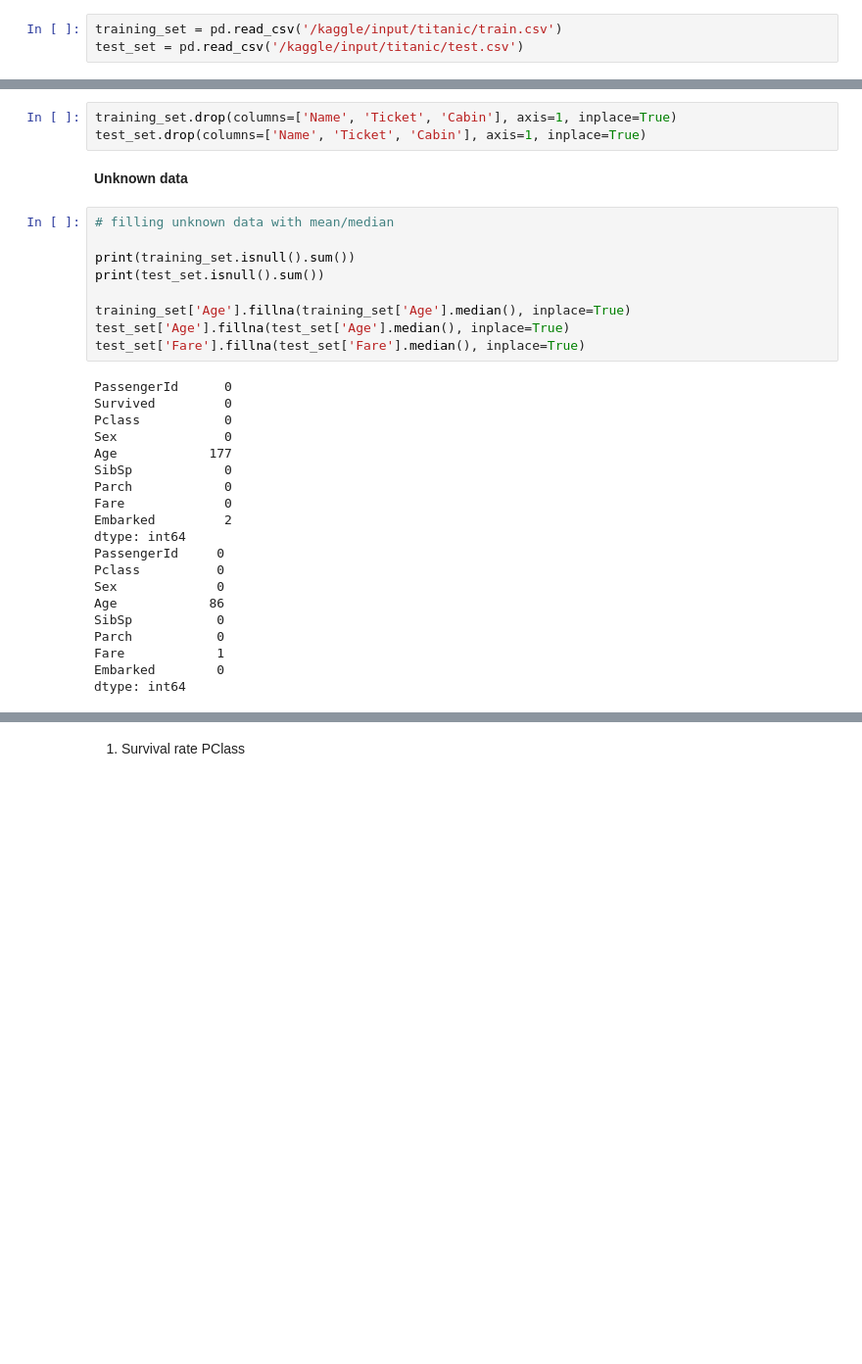
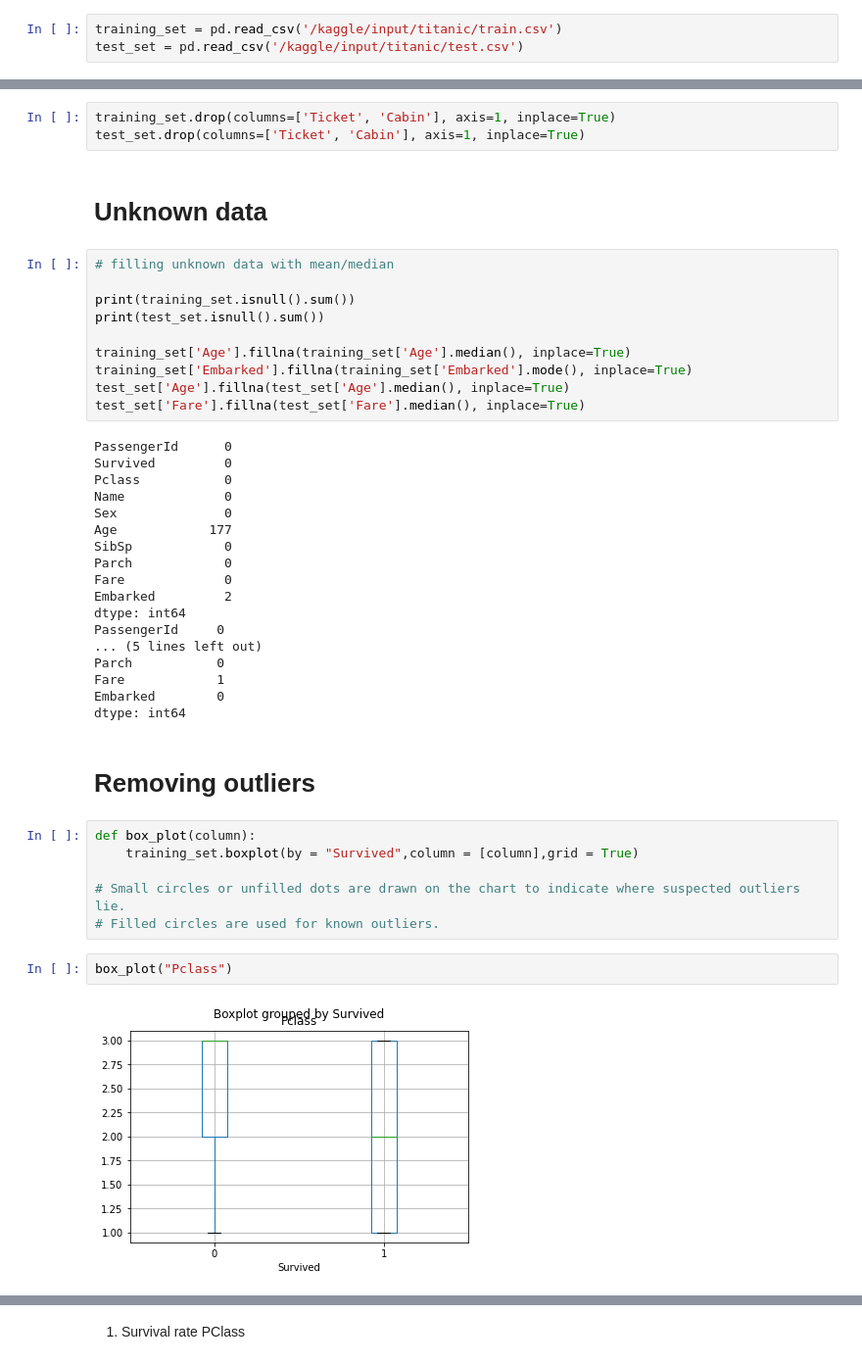
Before and after one commit to anastazijaverovic/Kaggle_Titanic_Predictions, a Jupyter notebook: titanic-predictions-notebook.ipynb, the cells around one changed output, grey strips where cells are left out. Shown: that part at 98% size. Saved outputs shown, nothing was run; the diff lists cells and outputs as text; blank space fills up the shorter version.

```diff
--- a/titanic-predictions-notebook.ipynb
+++ b/titanic-predictions-notebook.ipynb
@@ -50,8 +61,8 @@ training_set.head()
 # %%
-training_set.drop(columns=['Name', 'Ticket', 'Cabin'], axis=1, inplace=True)
-test_set.drop(columns=['Name', 'Ticket', 'Cabin'], axis=1, inplace=True)
+training_set.drop(columns=['Ticket', 'Cabin'], axis=1, inplace=True)
+test_set.drop(columns=['Ticket', 'Cabin'], axis=1, inplace=True)
 # %% [markdown]
-**Unknown data**
+# Unknown data
 # %%
 # filling unknown data with mean/median
 
@@ -59,12 +70,14 @@ print(training_set.isnull().sum())
 print(test_set.isnull().sum())
 
 training_set['Age'].fillna(training_set['Age'].median(), inplace=True)
+training_set['Embarked'].fillna(training_set['Embarked'].mode(), inplace=True)
 test_set['Age'].fillna(test_set['Age'].median(), inplace=True)
 test_set['Fare'].fillna(test_set['Fare'].median(), inplace=True)
 # %% [output]
 PassengerId      0
 Survived         0
 Pclass           0
+Name             0
 Sex              0
 Age            177
 SibSp            0
@@ -73,11 +86,20 @@ Fare             0
 Embarked         2
 dtype: int64
 PassengerId     0
-Pclass          0
-Sex             0
-Age            86
-SibSp           0
+... (5 lines left out)
 Parch           0
 Fare            1
 Embarked        0
 dtype: int64
+# %% [markdown]
+# Removing outliers
+# %%
+def box_plot(column):
+    training_set.boxplot(by = "Survived",column = [column],grid = True)
+
+# Small circles or unfilled dots are drawn on the chart to indicate where suspected outliers lie.
+# Filled circles are used for known outliers.
+# %%
+box_plot("Pclass")
+# %% [output]
+[figure, added]
```
Also changed, not shown: parts of 45 cells of this notebook.
